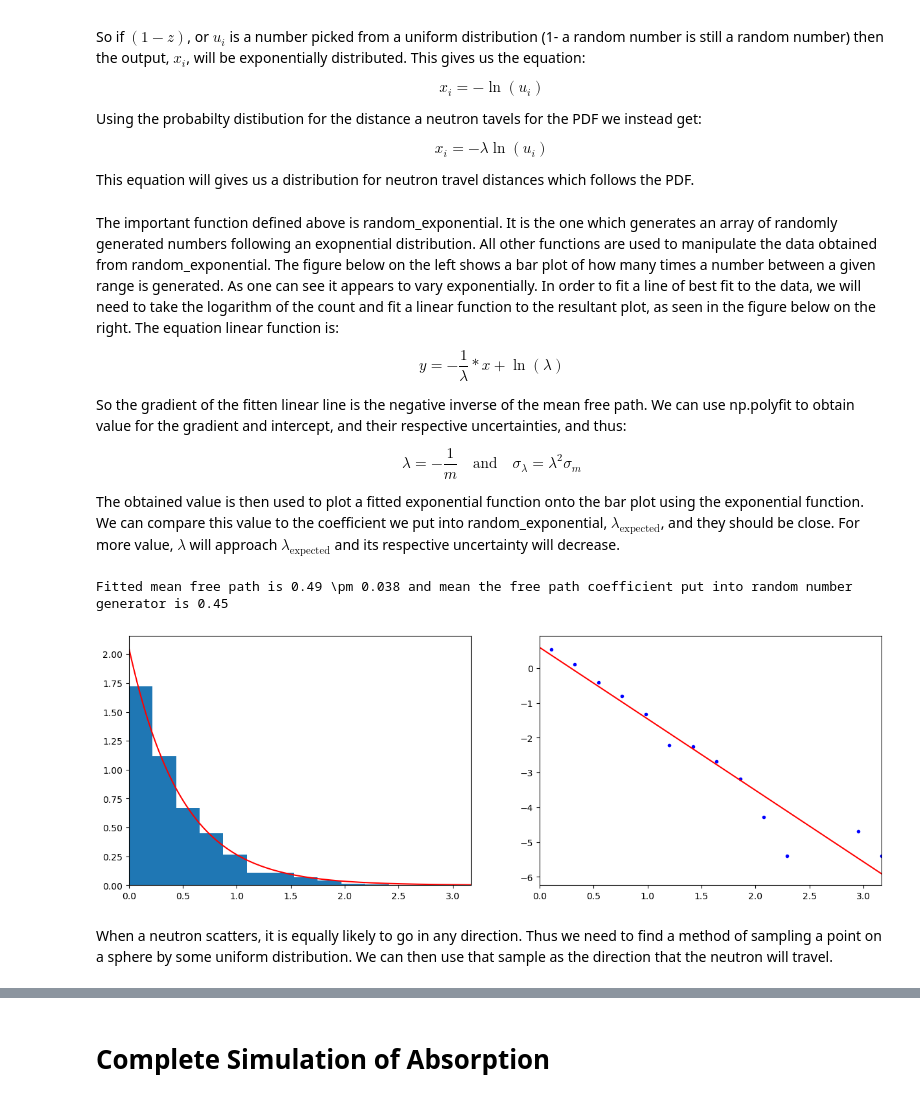
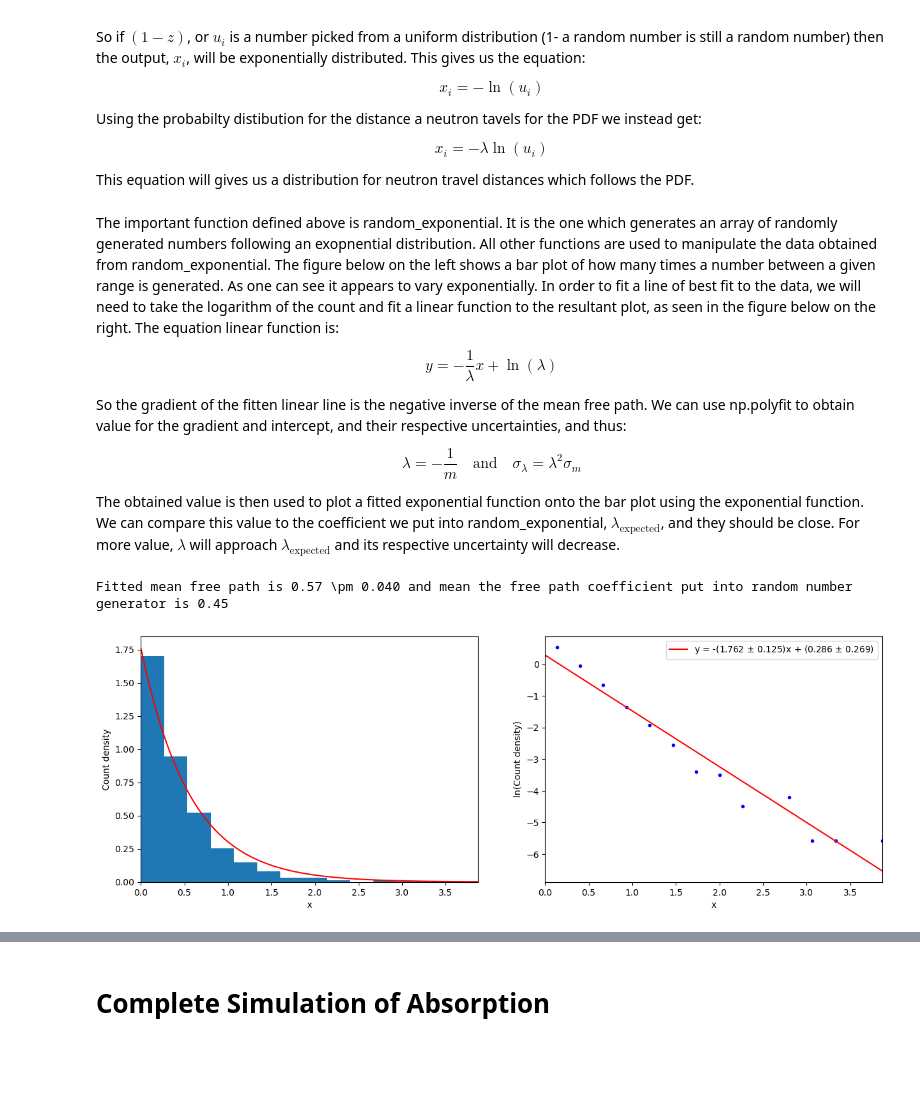
Before and after one commit to stanzi1626/MonteCarlo, a Jupyter notebook: project3.ipynb, the cells around one changed output, grey strips where cells are left out. Drawn from its saved outputs; the diff is of its cells as text; code cells hidden in the pictures; blank space fills up the shorter version.

```diff
--- a/project3.ipynb
+++ b/project3.ipynb
@@ -199,7 +200,7 @@ def find_linear_parameters(x: np.array, y: np.array):
 
     return expected, uncertainty
 
-def filter_data(data):
+def filter_data(data: np.array):
     """
     A filter which removes all 0 from count in order
     to avoid chances of encountering log(0) = -inf.
@@ -223,7 +224,7 @@ def filter_data(data):
 The important function defined above is random_exponential. It is the one which generates an array of randomly generated numbers following an exopnential distribution. All other functions are used to manipulate the data obtained from random_exponential. The figure below on the left shows a bar plot of how many times a number between a given range is generated. As one can see it appears to vary exponentially. In order to fit a line of best fit to the data, we will need to take the logarithm of the count and fit a linear function to the resultant plot, as seen in the figure below on the right. The equation linear function is:
 
 $$
-y = -\frac{1}{\lambda}*x + \ln(\lambda)
+y = -\frac{1}{\lambda}x + \ln(\lambda)
 $$
 
 So the gradient of the fitten linear line is the negative inverse of the mean free path. We can use np.polyfit to obtain value for the gradient and intercept, and their respective uncertainties, and thus:
@@ -237,29 +238,35 @@ We can compare this value to the coefficient we put into random_exponential, $\l
 # %%
 EXPECTED_MEAN_FREE_PATH = 0.45
 NUMBER_POINTS = 1000
 fig = plt.figure(figsize=(15,5))
 ax1 = fig.add_subplot(121)
 ax2 = fig.add_subplot(122)
 
 count, bins, ignored = ax1.hist(random_exponential(EXPECTED_MEAN_FREE_PATH, NUMBER_POINTS), 15, density = True)
 bin_midpoints = 0.5*(bins[1:] + bins[:-1])
 #combining data in order to filter it and avoid log(count = 0) = -inf
 data = filter_data(np.vstack((bin_midpoints, count)).T)
 p, cov = find_linear_parameters(data[:, 0], np.log(data[:, 1]))
 #gradient = -1/lambda and uncertainty_lambda = lamba^2 * sigma_gradient
-free_path, free_path_uncertainty, intercept = -1 / p[0], (1 / p[0])**2 * np.sqrt(cov[0, 0]), p[1]
+free_path, free_path_uncertainty, intercept, intercept_uncertainty = -1 / p[0], (1 / p[0])**2 * np.sqrt(cov[0, 0]), p[1], np.sqrt(cov[1, 1])
 
 ax1.plot(np.linspace(0, np.max(bin_midpoints), 1000), exponential_function(np.linspace(0, np.max(bin_midpoints), 1000), free_path), color = 'red')
 ax1.set_xlim(0, np.max(bin_midpoints))
+ax1.set_ylabel('Count density')
+ax1.set_xlabel('x')
 
 ax2.plot(data[:, 0], np.log(data[:, 1]), 'b.')
-ax2.plot(np.linspace(0, np.max(data[:, 0]), 10), linear_function(np.linspace(0, np.max(data[:, 0]), 10), -1 / free_path, intercept), color = 'red')
+ax2.plot(np.linspace(0, np.max(data[:, 0]), 10), linear_function(np.linspace(0, np.max(data[:, 0]), 10), -1 / free_path, intercept), \
+    color = 'red', label = 'y = -({0:.3f} $\pm$ {1:.3f})x + ({2:.3f} $\pm$ {3:.3f})'\
+        .format(1/free_path, free_path_uncertainty / free_path**2, intercept, intercept_uncertainty))
 ax2.set_xlim(0, np.max(bin_midpoints))
+ax2.set_ylabel('ln(Count density)')
+ax2.set_xlabel('x')
+ax2.legend()
 
-print('Fitted mean free path is {0:.2f} \pm {1:.3f} and mean the free path coefficient put into random number generator is {2}'.format(free_path, free_path_uncertainty, EXPECTED_MEAN_FREE_PATH))
+print('Fitted mean free path is {0:.2f} \pm {1:.3f} and mean the free path coefficient put into random number generator is {2}'.\
+    format(free_path, free_path_uncertainty, EXPECTED_MEAN_FREE_PATH))
 plt.show()
 # %% [output]
-Fitted mean free path is 0.49 \pm 0.038 and mean the free path coefficient put into random number generator is 0.45
+Fitted mean free path is 0.57 \pm 0.040 and mean the free path coefficient put into random number generator is 0.45
-[figure, old version]
+[figure, new version]
-# %% [markdown]
-When a neutron scatters, it is equally likely to go in any direction. Thus we need to find a method of sampling a point on a sphere by some uniform distribution. We can then use that sample as the direction that the neutron will travel.
```
Also changed, not shown: parts of 36 cells of this notebook.
